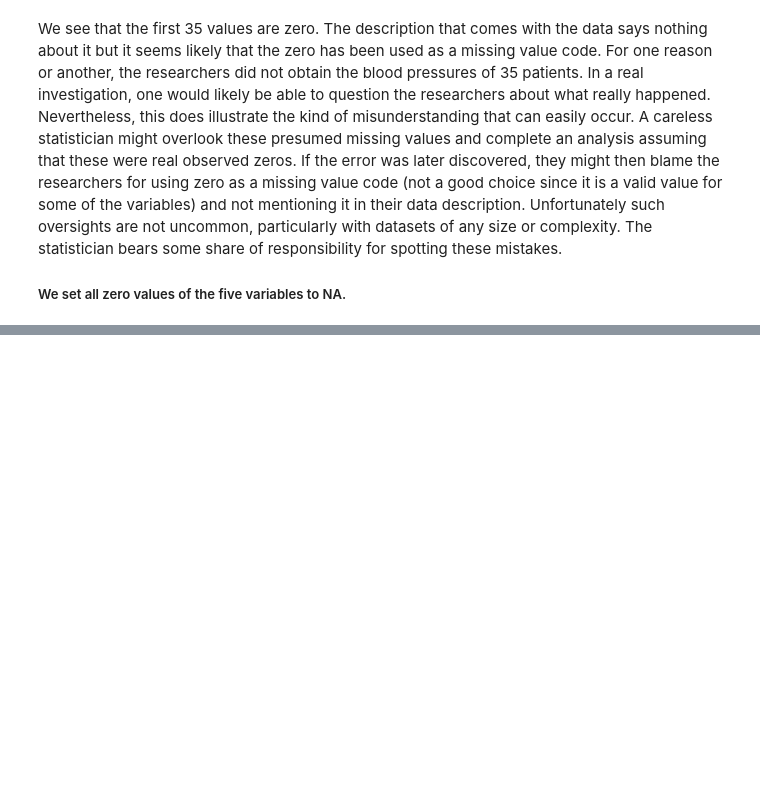
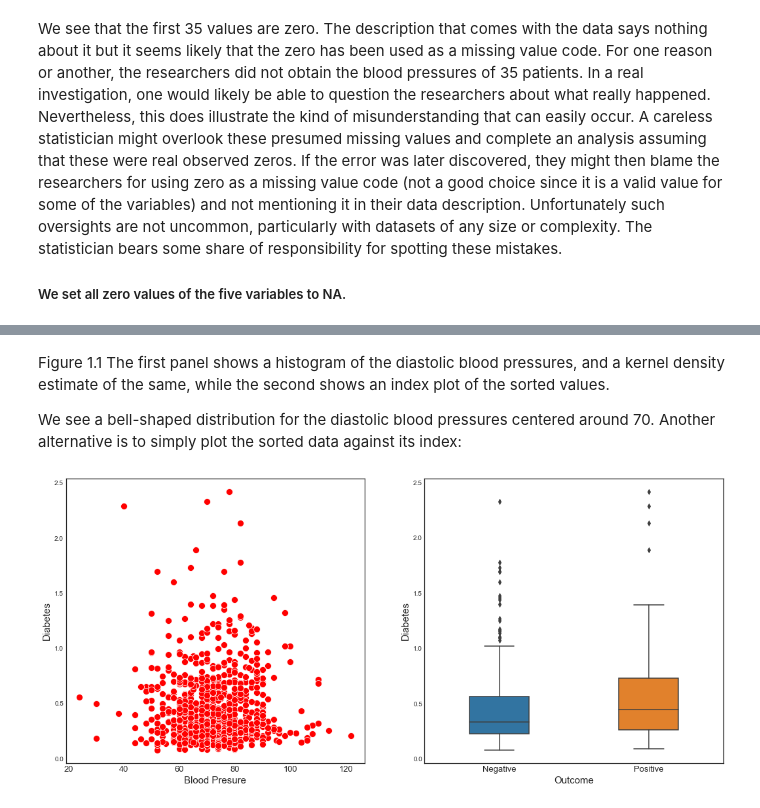
Before and after one commit to LeoUCD/Linear_Models_in_Python, a Jupyter notebook: Chapter1_Introduction.ipynb, the cells around one changed output, grey strips where cells are left out. Saved outputs shown, nothing was run; the diff lists cells and outputs as text; code cells hidden in the pictures; blank space fills up the shorter version.

```diff
--- a/Chapter1_Introduction.ipynb
+++ b/Chapter1_Introduction.ipynb
@@ -116,0 +161,30 @@ pima.describe().round(2)
+# %% [markdown]
+Figure 1.1 The first panel shows a histogram of the diastolic blood pressures,
+and a kernel density estimate of the
+same, while the second shows an index plot of the sorted values.
+
+We see a bell-shaped distribution for the diastolic
+blood pressures centered around 70. Another alternative is to simply plot
+the sorted data against its index:
+# %%
+fig, (ax1, ax2)=plt.subplots(ncols=2, sharex=False, sharey=False)
+fig.set_figheight(8)
+fig.set_figwidth(18)
+
+#First plot
+sns.scatterplot(x=pima.BloodPressure, y=pima.DiabetesPedigreeFunction, markers='o', ax=ax1, color='red', s=100)
+ax1.set_xlabel('Blood Presure', fontsize=15)
+ax1.set_ylabel('Diabetes', fontsize=15)
+
+#Second plot
+sns.boxplot(x=pima.Outcome, y=pima.DiabetesPedigreeFunction, ax=ax2, width=0.4)
+ax2.set_xlabel('Outcome', fontsize=15)
+ax2.set_ylabel('Diabetes', fontsize=15)
+
+
+for item in ax2.get_xticklabels():
+    item.set_fontsize(13)
+for item in ax1.get_xticklabels():
+    item.set_fontsize(13)
+# %% [output]
+[figure, added]
```
Also changed, not shown: parts of 6 cells of this notebook.
